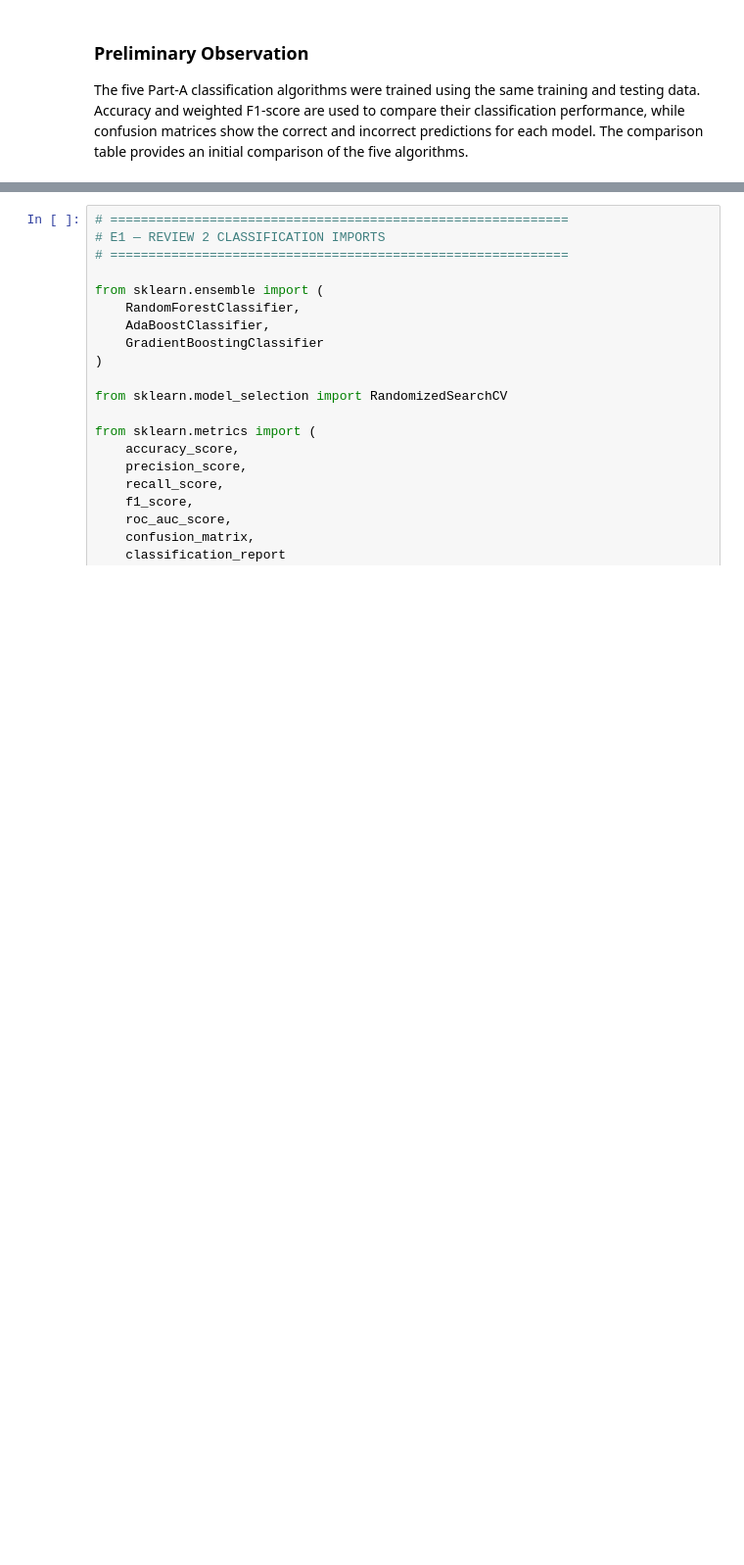
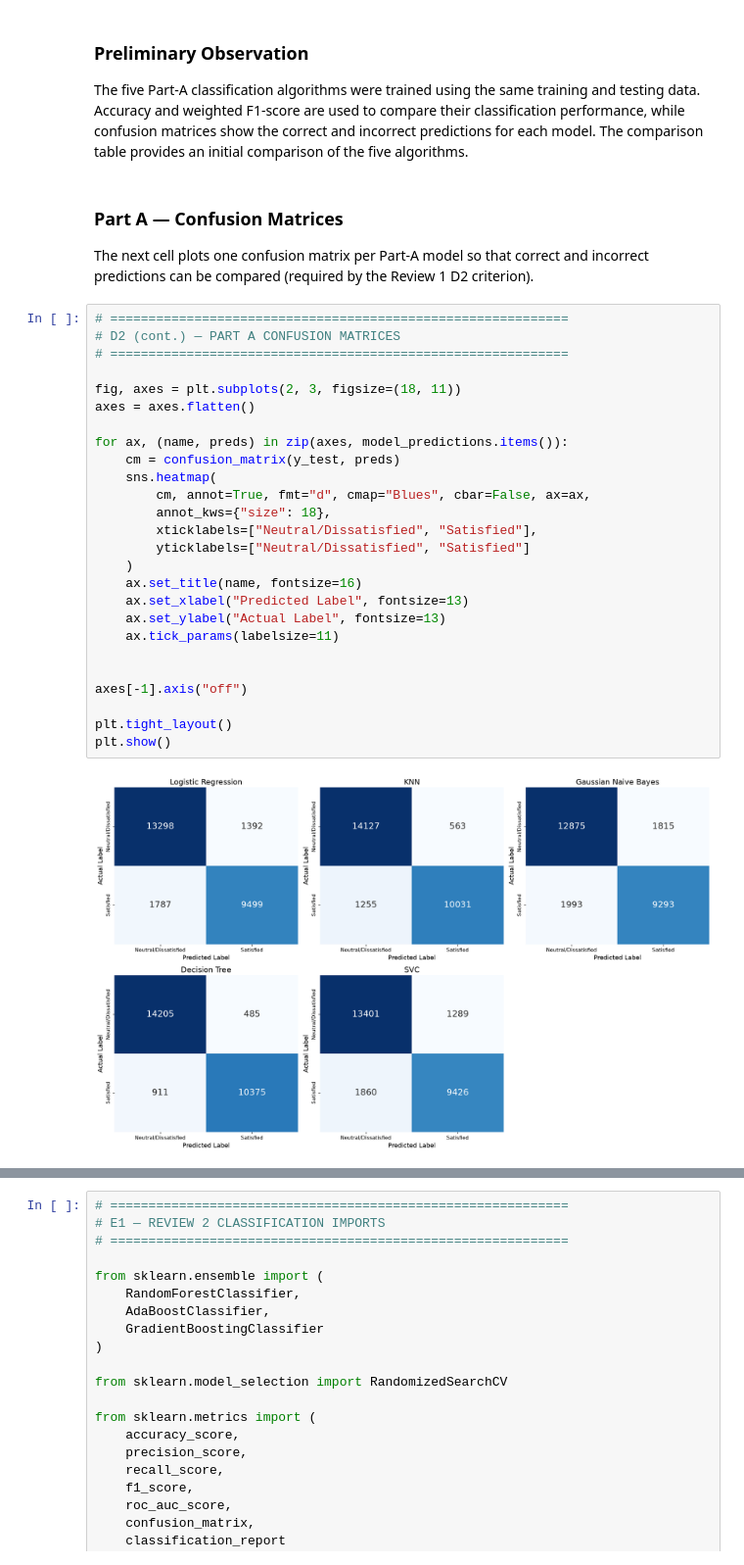
Before and after one commit to ML-Capstone-Review/ML-Capstone-Project, a Jupyter notebook: notebooks/classification.ipynb, the cells around one changed output, grey strips where cells are left out. Shown at 98% size. Saved outputs shown, nothing was run; the diff lists cells and outputs as text; blank space fills up the shorter version.

```diff
--- a/notebooks/classification.ipynb
+++ b/notebooks/classification.ipynb
@@ -678,6 +677,38 @@ comparison_table
 ### Preliminary Observation
 
 The five Part-A classification algorithms were trained using the same training and testing data. Accuracy and weighted F1-score are used to compare their classification performance, while confusion matrices show the correct and incorrect predictions for each model. The comparison table provides an initial comparison of the five algorithms.
+# %% [markdown]
+### Part A — Confusion Matrices
+
+The next cell plots one confusion matrix per Part-A model so that correct and incorrect predictions can be compared (required by the Review 1 D2 criterion).
+# %%
+# ============================================================
+# D2 (cont.) — PART A CONFUSION MATRICES
+# ============================================================
+
+fig, axes = plt.subplots(2, 3, figsize=(18, 11))
+axes = axes.flatten()
+
+for ax, (name, preds) in zip(axes, model_predictions.items()):
+    cm = confusion_matrix(y_test, preds)
+    sns.heatmap(
+        cm, annot=True, fmt="d", cmap="Blues", cbar=False, ax=ax,
+        annot_kws={"size": 18},
+        xticklabels=["Neutral/Dissatisfied", "Satisfied"],
+        yticklabels=["Neutral/Dissatisfied", "Satisfied"]
+    )
+    ax.set_title(name, fontsize=16)
+    ax.set_xlabel("Predicted Label", fontsize=13)
+    ax.set_ylabel("Actual Label", fontsize=13)
+    ax.tick_params(labelsize=11)
+
+
+axes[-1].axis("off")
+
+plt.tight_layout()
+plt.show()
+# %% [output]
+[figure, added]
 # %% [markdown]
 # Section E — Classification Track, Part B
 
```
Also changed, not shown: parts of 30 cells of this notebook, 3 other files.
